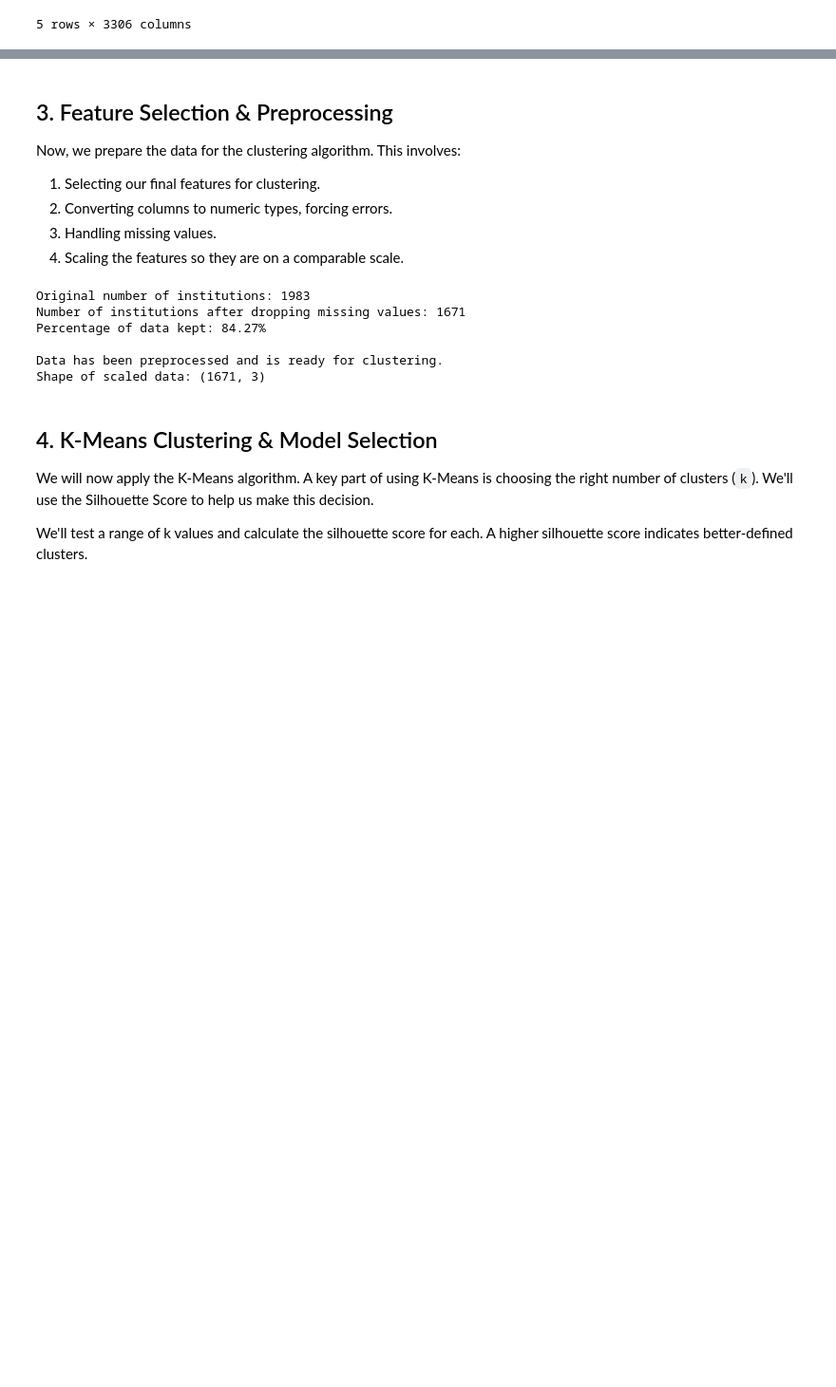
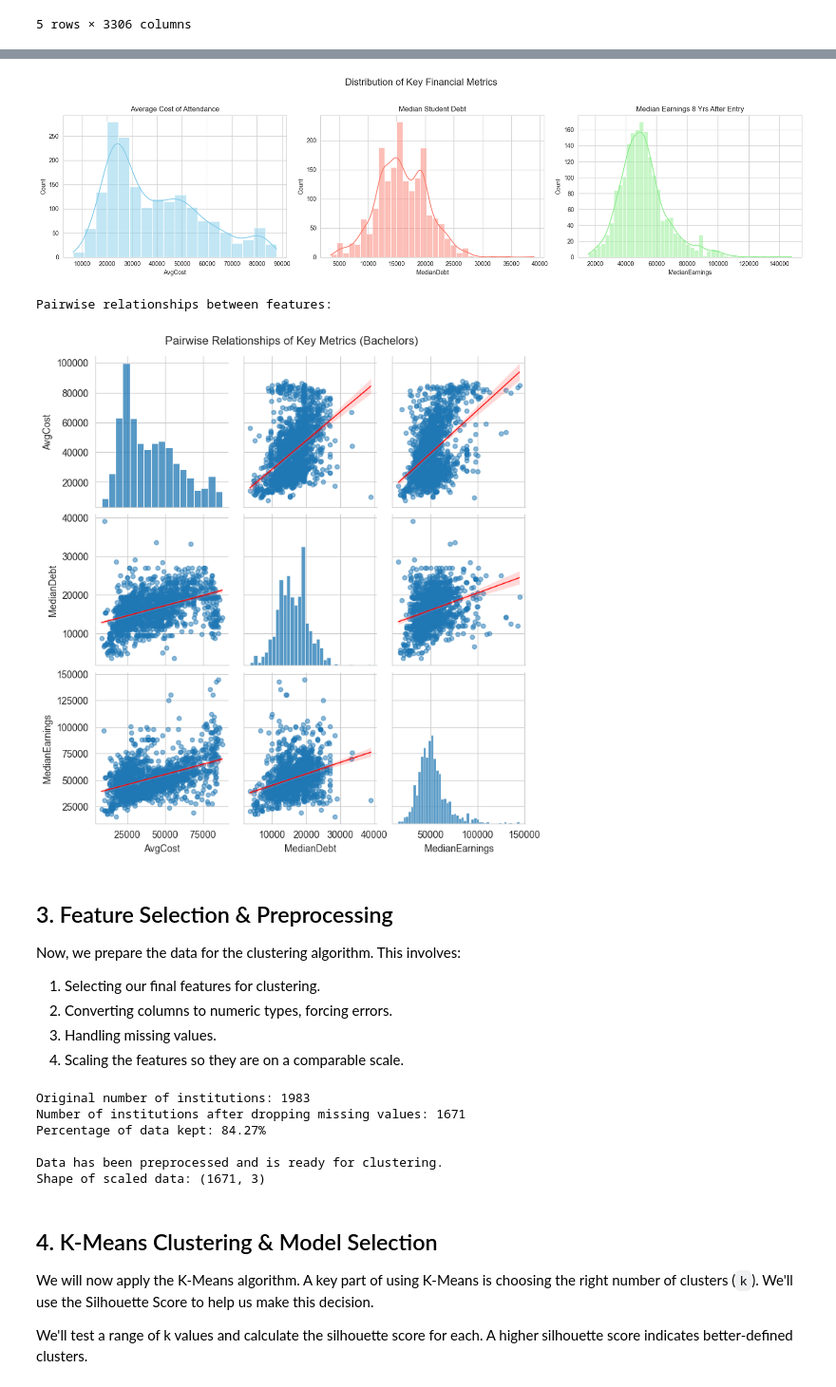
Before and after one commit to BenGoBlue05/college-scorecard-analysis, a Jupyter notebook: notebooks/institution_clustering.ipynb, the cells around one changed output, grey strips where cells are left out. Shown at 95% size. Drawn from its saved outputs; the diff is of its cells as text; code cells hidden in the pictures; blank space fills up the shorter version.

```diff
--- a/notebooks/institution_clustering.ipynb
+++ b/notebooks/institution_clustering.ipynb
@@ -220,3 +187,38 @@ Degree Type: Unclassified
+# %%
+with warnings.catch_warnings():
+        # Visualize the distributions of the key numerical features (for df_bachelors)
+
+        warnings.simplefilter("ignore")
+        fig, axes = plt.subplots(1, 3, figsize=(18, 5))
+        fig.suptitle('Distribution of Key Financial Metrics', fontsize=16)
+
+        sns.histplot(df_bachelors['AvgCost'], kde=True, ax=axes[0], color='skyblue')
+        axes[0].set_title('Average Cost of Attendance')
+
+        sns.histplot(df_bachelors['MedianDebt'], kde=True, ax=axes[1], color='salmon')
+        axes[1].set_title('Median Student Debt')
+
+        sns.histplot(df_bachelors['MedianEarnings'], kde=True, ax=axes[2], color='lightgreen')
+        axes[2].set_title('Median Earnings 8 Yrs After Entry')
+
+        plt.tight_layout(rect=[0, 0.03, 1, 0.95])
+        plt.show()
+
+        # Visualize the relationship between features using a pairplot (for df_bachelors)
+        print("\nPairwise relationships between features:")
+        # We'll drop rows with missing values for this plot to get a clean visualization
+        # Only show AvgCost, MedianDebt, and MedianEarnings in the pairplot
+        sns.pairplot(
+            df_bachelors[['AvgCost', 'MedianDebt', 'MedianEarnings']].dropna(),
+            kind='reg',
+            plot_kws={'line_kws': {'color': 'red', 'lw': 1}, 'scatter_kws': {'alpha': 0.5, 's': 20}}
+        )
+        plt.suptitle('Pairwise Relationships of Key Metrics (Bachelors)', y=1.02)
+        plt.show()
+# %% [output]
+[figure, added]
+Pairwise relationships between features:
+[figure, added]
 # %% [markdown]
 ## 3. Feature Selection & Preprocessing
 
```
Also changed, not shown: parts of 7 cells of this notebook.
